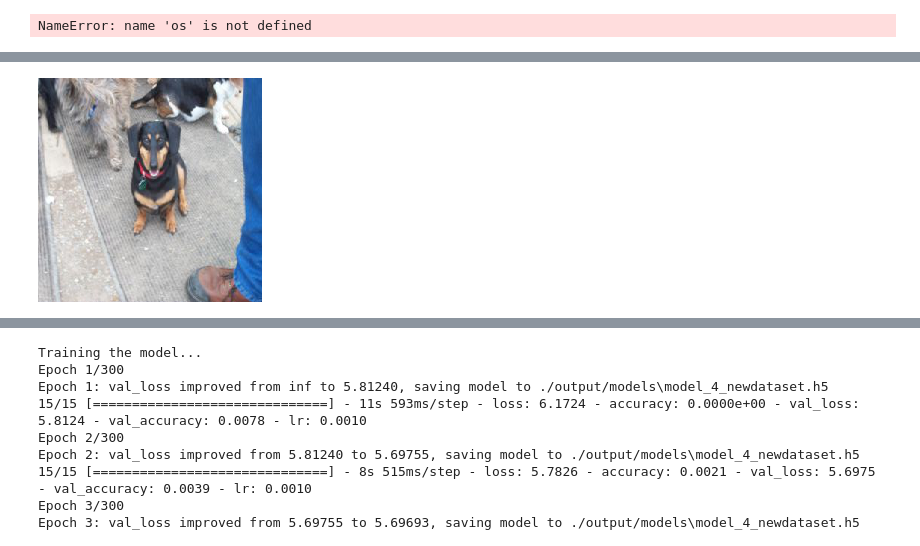
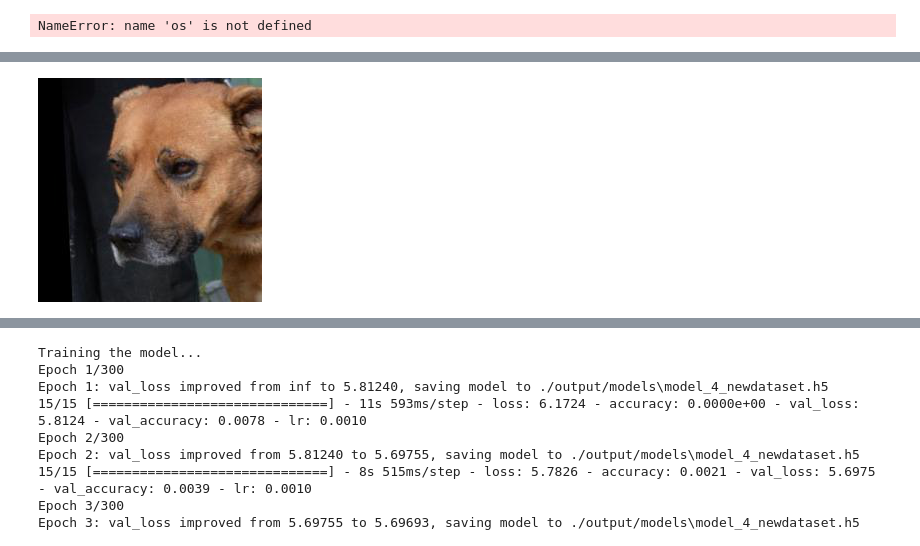
Before and after one commit to heyitsahleesah/COMP4989-Nano, a Jupyter notebook: felix_trash/felix_cnn.ipynb, the cells around one changed output, grey strips where cells are left out. Drawn from its saved outputs; the diff is of its cells as text; code cells hidden in the pictures.

```diff
--- a/felix_trash/felix_cnn.ipynb
+++ b/felix_trash/felix_cnn.ipynb
@@ -303,11 +287,11 @@ The best accuracy is:  0.35211266949772835
 # %%
 #Testing
-img = tf.keras.preprocessing.image.load_img('../photos/organized_photos/val/22682033/22682033-1.jpg', target_size=(224, 224))
+img = tf.keras.preprocessing.image.load_img('../photos/dogfacenet/val/363/363.16.jpg', target_size=(224, 224))
 img_array = tf.keras.preprocessing.image.img_to_array(img)
 img_array = np.array([img_array])
 img
 # %% [output]
-[figure, old version]
+[figure, new version]
 # %%
 # generate predictions for samples
 predictions = model.predict(img_array)
```
Also changed, not shown: parts of 12 cells of this notebook, 1 other file.
